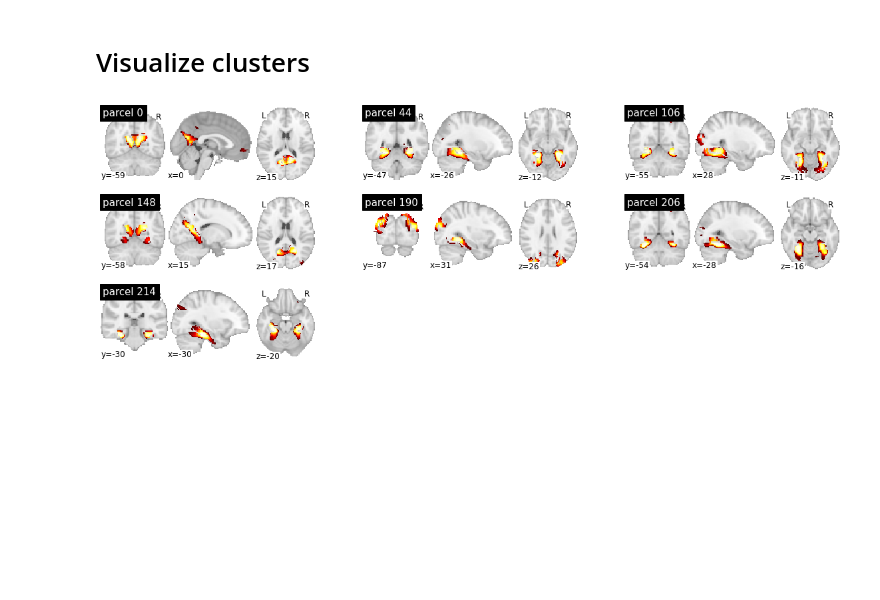
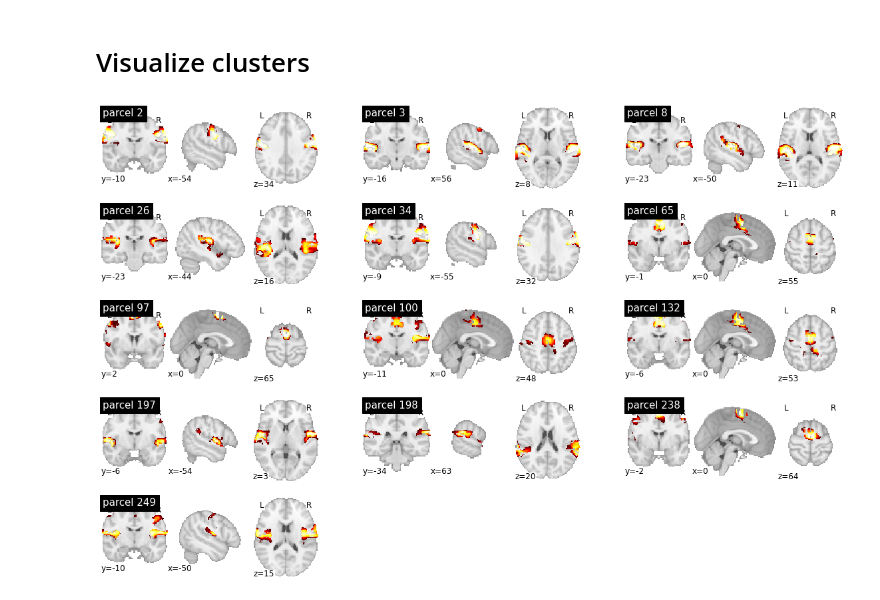
Before and after one commit to courtois-neuromod/cneuromod_embeddings, a Jupyter notebook: notebooks/models/sub-03_state-256_task-visumodel.ipynb, the cells around one changed output. Cells and saved outputs as stored; diff of their text form; code cells hidden in the pictures; blank space fills up the shorter version.

```diff
--- a/notebooks/models/sub-03_state-256_task-visumodel.ipynb
+++ b/notebooks/models/sub-03_state-256_task-visumodel.ipynb
@@ -113,24 +114,24 @@ table
 # %% [markdown]
 # Visualize clusters
 # %%
-num_p = 0
+num_p = 2
 width_fig = 20
 list_parcel = np.nonzero(part == num_p)[0]
 n_comp = len(list_parcel)
 n_rows = int(np.ceil(n_comp / 3))
 fig = plt.figure(figsize=(width_fig, n_comp))
 
 for num, parcel in enumerate(list_parcel):
     ax_plot = plt.subplot(n_rows, 3, num + 1)
     plotting.plot_stat_map(
         masker.inverse_transform(components[parcel, :]),
         display_mode="ortho",
         axes=ax_plot,
         threshold=0.1,
         vmax=1,
         colorbar=False,
         draw_cross=False,
         title=f"parcel {parcel}"
     )
 # %% [output]
-[figure, old version]
+[figure, new version]
```
Also changed, not shown: parts of 2 cells of this notebook.
